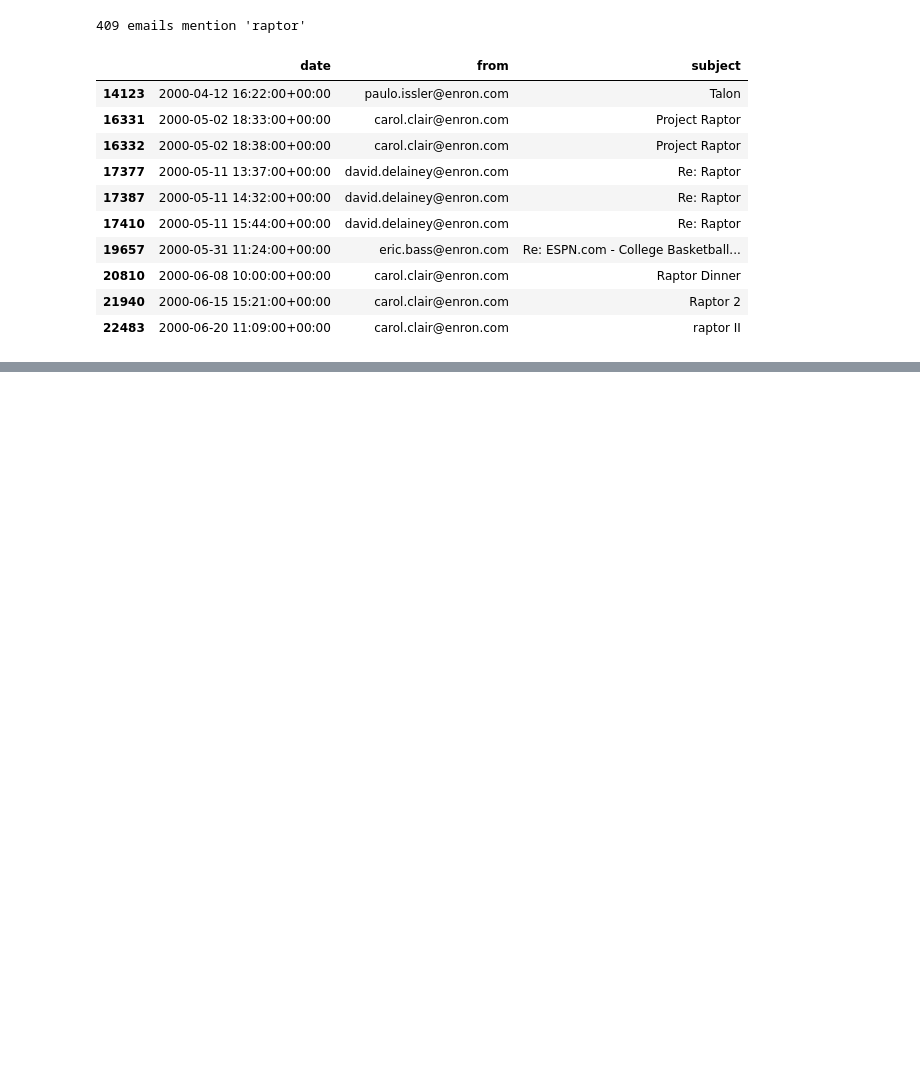
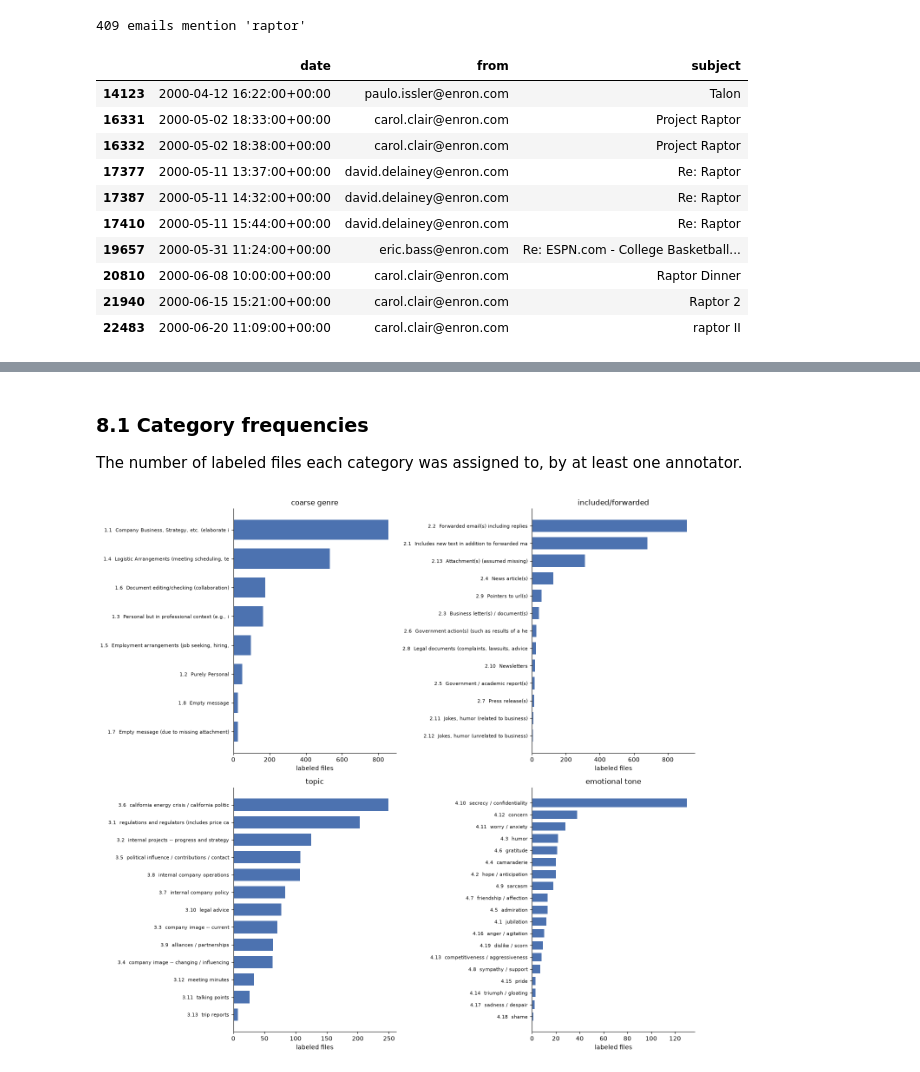
Before and after one commit to wmar-dev/jevron, a Jupyter notebook: enron_analysis.ipynb, the cells around one changed output, grey strips where cells are left out. Drawn from its saved outputs; the diff is of its cells as text; code cells hidden in the pictures; blank space fills up the shorter version.

```diff
--- a/enron_analysis.ipynb
+++ b/enron_analysis.ipynb
@@ -244,0 +253,10 @@ search("raptor")
+# %%
+from jevron import berkeley
+
+labels = berkeley.load(DATA_DIR)
+GROUP_ORDER = ["coarse genre", "included/forwarded", "topic", "emotional tone"]
+print(f"{labels['berkeley_id'].nunique():,} labeled files -> {labels['message_id'].nunique():,} distinct corpus emails, "
+      f"{len(labels):,} labels")
+(labels.groupby("group_name")
+       .agg(files=("berkeley_id", "nunique"), labels=("code", "size"))
+       .reindex(GROUP_ORDER))
@@ -244,0 +271,19 @@ search("raptor")
+# %% [markdown]
+### 8.1 Category frequencies
+
+The number of labeled files each category was assigned to, by at least one annotator.
+# %%
+per_category = (labels.groupby(["group_name", "code", "name"])["berkeley_id"].nunique()
+                      .rename("files").reset_index())
+
+fig, axes = plt.subplots(2, 2, figsize=(14, 13))
+for ax, group in zip(axes.flat, GROUP_ORDER):
+    data = per_category[per_category["group_name"] == group].sort_values("files")
+    ax.barh(data["code"] + "  " + data["name"].str.slice(0, 45), data["files"], color="#4C72B0", height=0.7)
+    ax.set(title=group, xlabel="labeled files")
+    ax.spines[["top", "right"]].set_visible(False)
+    ax.tick_params(axis="y", labelsize=8)
+plt.tight_layout()
+plt.show()
+# %% [output]
+[figure, added]
```
Also changed, not shown: parts of 15 cells of this notebook, 3 other files.
